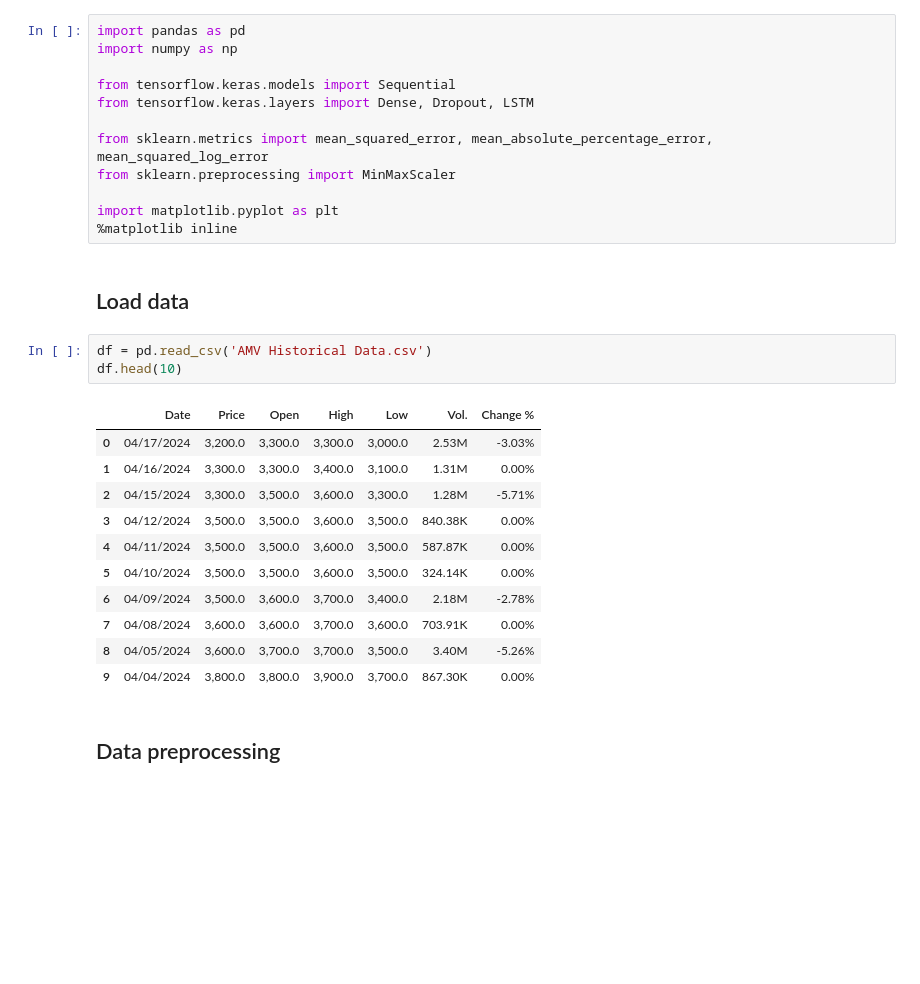
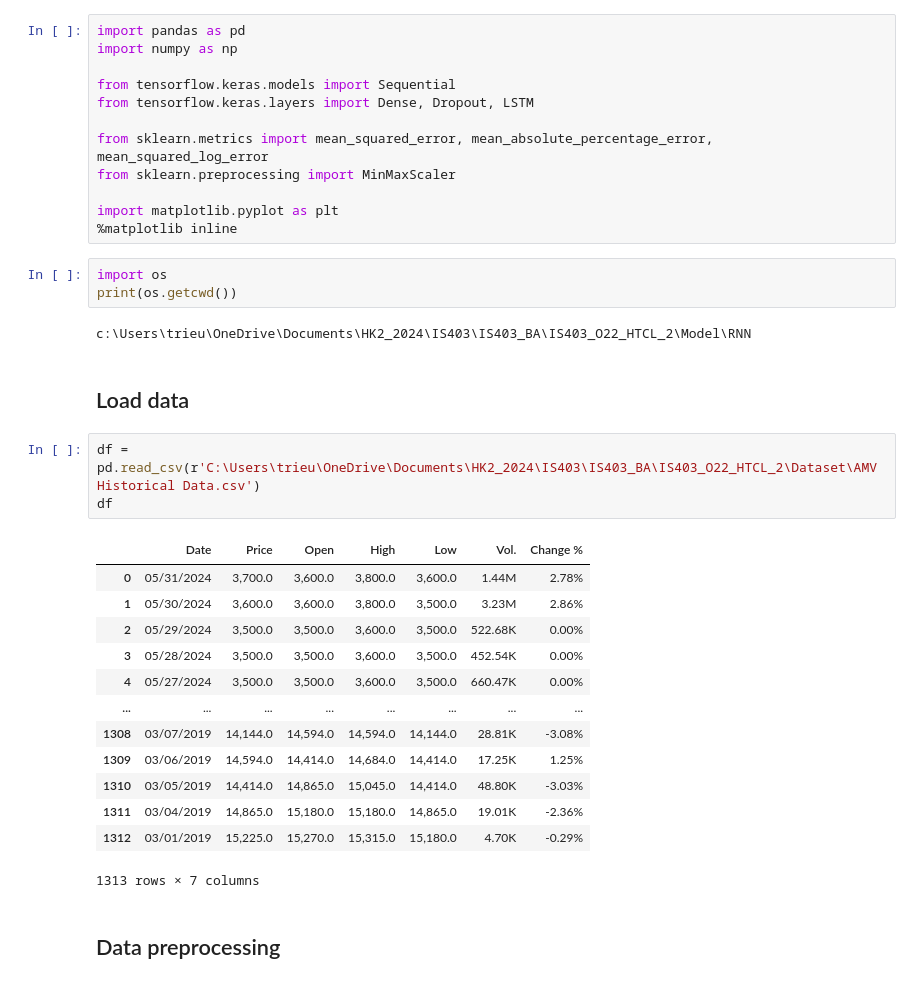
Before and after one commit to minzi03/Data-Analysis-in-Business, a Jupyter notebook: Model/RNN/RNN_AMV.ipynb, the cells around one changed output. Saved outputs shown, nothing was run; the diff lists cells and outputs as text; blank space fills up the shorter version.

```diff
--- a/Model/RNN/RNN_AMV.ipynb
+++ b/Model/RNN/RNN_AMV.ipynb
@@ -12,23 +12,30 @@ from sklearn.preprocessing import MinMaxScaler
 
 import matplotlib.pyplot as plt
 %matplotlib inline
+# %%
+import os
+print(os.getcwd())
+# %% [output]
+c:\Users\trieu\OneDrive\Documents\HK2_2024\IS403\IS403_BA\IS403_O22_HTCL_2\Model\RNN
 # %% [markdown]
 ## Load data
 # %%
-df = pd.read_csv('AMV Historical Data.csv')
-df.head(10)
+df = pd.read_csv(r'C:\Users\trieu\OneDrive\Documents\HK2_2024\IS403\IS403_BA\IS403_O22_HTCL_2\Dataset\AMV Historical Data.csv')
+df
 # %% [output]
 |  | Date | Price | Open | High | Low | Vol. | Change % |
-| 0 | 04/17/2024 | 3,200.0 | 3,300.0 | 3,300.0 | 3,000.0 | 2.53M | -3.03% |
-| 1 | 04/16/2024 | 3,300.0 | 3,300.0 | 3,400.0 | 3,100.0 | 1.31M | 0.00% |
-| 2 | 04/15/2024 | 3,300.0 | 3,500.0 | 3,600.0 | 3,300.0 | 1.28M | -5.71% |
-| 3 | 04/12/2024 | 3,500.0 | 3,500.0 | 3,600.0 | 3,500.0 | 840.38K | 0.00% |
-| 4 | 04/11/2024 | 3,500.0 | 3,500.0 | 3,600.0 | 3,500.0 | 587.87K | 0.00% |
-| 5 | 04/10/2024 | 3,500.0 | 3,500.0 | 3,600.0 | 3,500.0 | 324.14K | 0.00% |
-| 6 | 04/09/2024 | 3,500.0 | 3,600.0 | 3,700.0 | 3,400.0 | 2.18M | -2.78% |
-| 7 | 04/08/2024 | 3,600.0 | 3,600.0 | 3,700.0 | 3,600.0 | 703.91K | 0.00% |
-| 8 | 04/05/2024 | 3,600.0 | 3,700.0 | 3,700.0 | 3,500.0 | 3.40M | -5.26% |
-| 9 | 04/04/2024 | 3,800.0 | 3,800.0 | 3,900.0 | 3,700.0 | 867.30K | 0.00% |
+| 0 | 05/31/2024 | 3,700.0 | 3,600.0 | 3,800.0 | 3,600.0 | 1.44M | 2.78% |
+| 1 | 05/30/2024 | 3,600.0 | 3,600.0 | 3,800.0 | 3,500.0 | 3.23M | 2.86% |
+| 2 | 05/29/2024 | 3,500.0 | 3,500.0 | 3,600.0 | 3,500.0 | 522.68K | 0.00% |
+| 3 | 05/28/2024 | 3,500.0 | 3,500.0 | 3,600.0 | 3,500.0 | 452.54K | 0.00% |
+| 4 | 05/27/2024 | 3,500.0 | 3,500.0 | 3,600.0 | 3,500.0 | 660.47K | 0.00% |
+| ... | ... | ... | ... | ... | ... | ... | ... |
+| 1308 | 03/07/2019 | 14,144.0 | 14,594.0 | 14,594.0 | 14,144.0 | 28.81K | -3.08% |
+| 1309 | 03/06/2019 | 14,594.0 | 14,414.0 | 14,684.0 | 14,414.0 | 17.25K | 1.25% |
+| 1310 | 03/05/2019 | 14,414.0 | 14,865.0 | 15,045.0 | 14,414.0 | 48.80K | -3.03% |
+| 1311 | 03/04/2019 | 14,865.0 | 15,180.0 | 15,180.0 | 14,865.0 | 19.01K | -2.36% |
+| 1312 | 03/01/2019 | 15,225.0 | 15,270.0 | 15,315.0 | 15,180.0 | 4.70K | -0.29% |
+1313 rows × 7 columns
 # %% [markdown]
 ## Data preprocessing
 # %%
```
Also changed, not shown: parts of 8 cells of this notebook, 2 other files.
